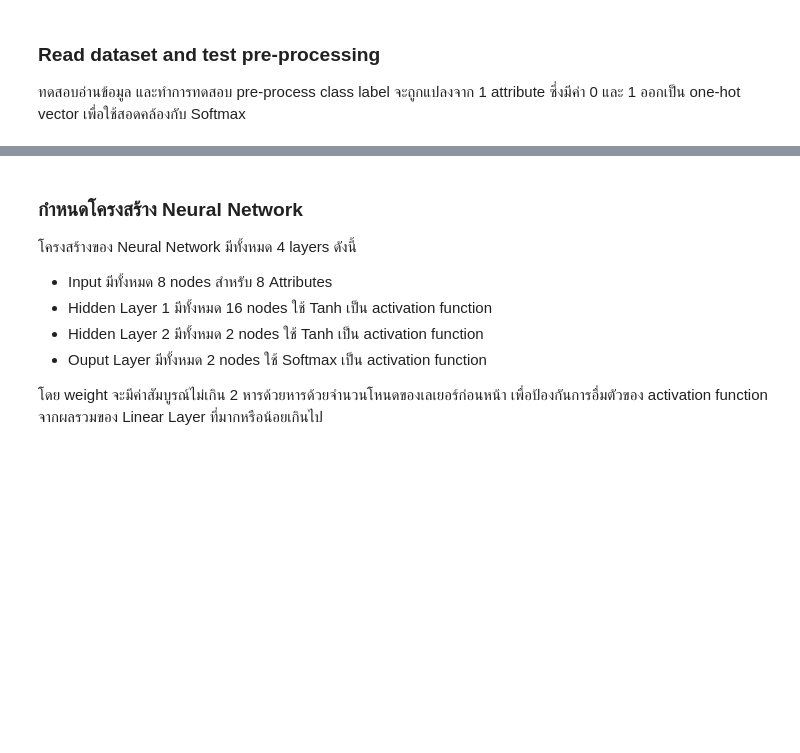
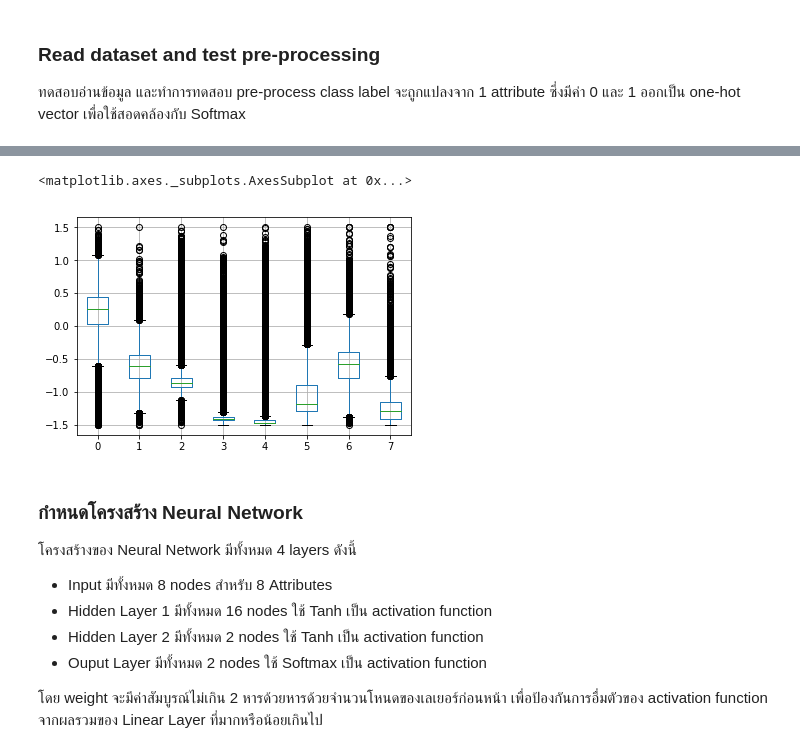
Before and after one commit to chawasit/DataMiningExercise, a Jupyter notebook: htru_2_nn.ipynb, the cells around one changed output, grey strips where cells are left out. Cells and saved outputs as stored; diff of their text form; code cells hidden in the pictures; blank space fills up the shorter version.

```diff
--- a/htru_2_nn.ipynb
+++ b/htru_2_nn.ipynb
@@ -384,5 +398,5 @@ scaler = StandardScaler()
 scaler.fit(input_matrix)
 normalized = scaler.transform(input_matrix, scale_to_range=(-1.5, 1.5))
 
-box_plot(normalized)
+pd.DataFrame(normalized).boxplot()
 # %% [output]
@@ -390,3 +403,5 @@ box_plot(normalized)
+<matplotlib.axes._subplots.AxesSubplot at 0x...>
+[figure, added]
 # %% [markdown]
 ### กำหนดโครงสร้าง Neural Network
 
```
Also changed, not shown: parts of 20 cells of this notebook.
